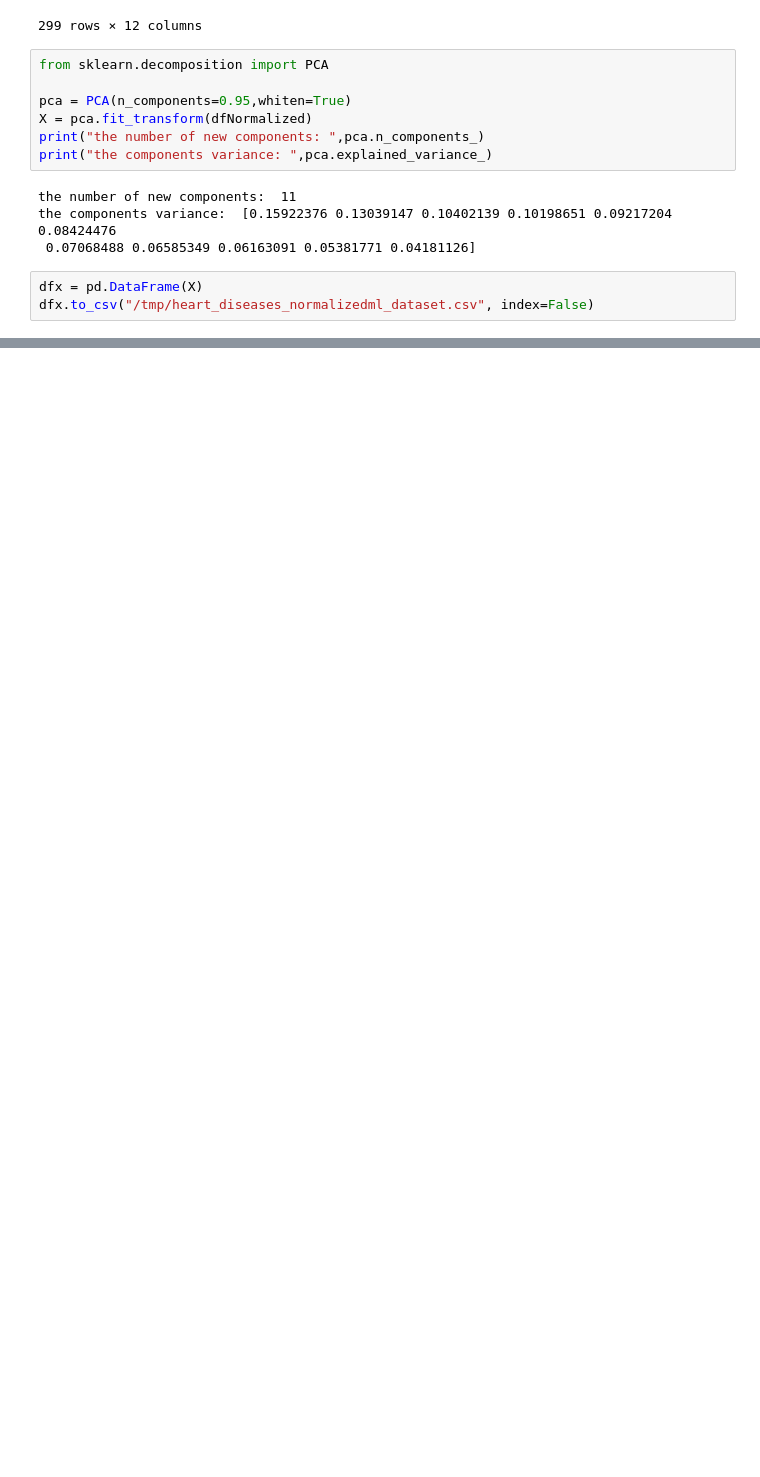
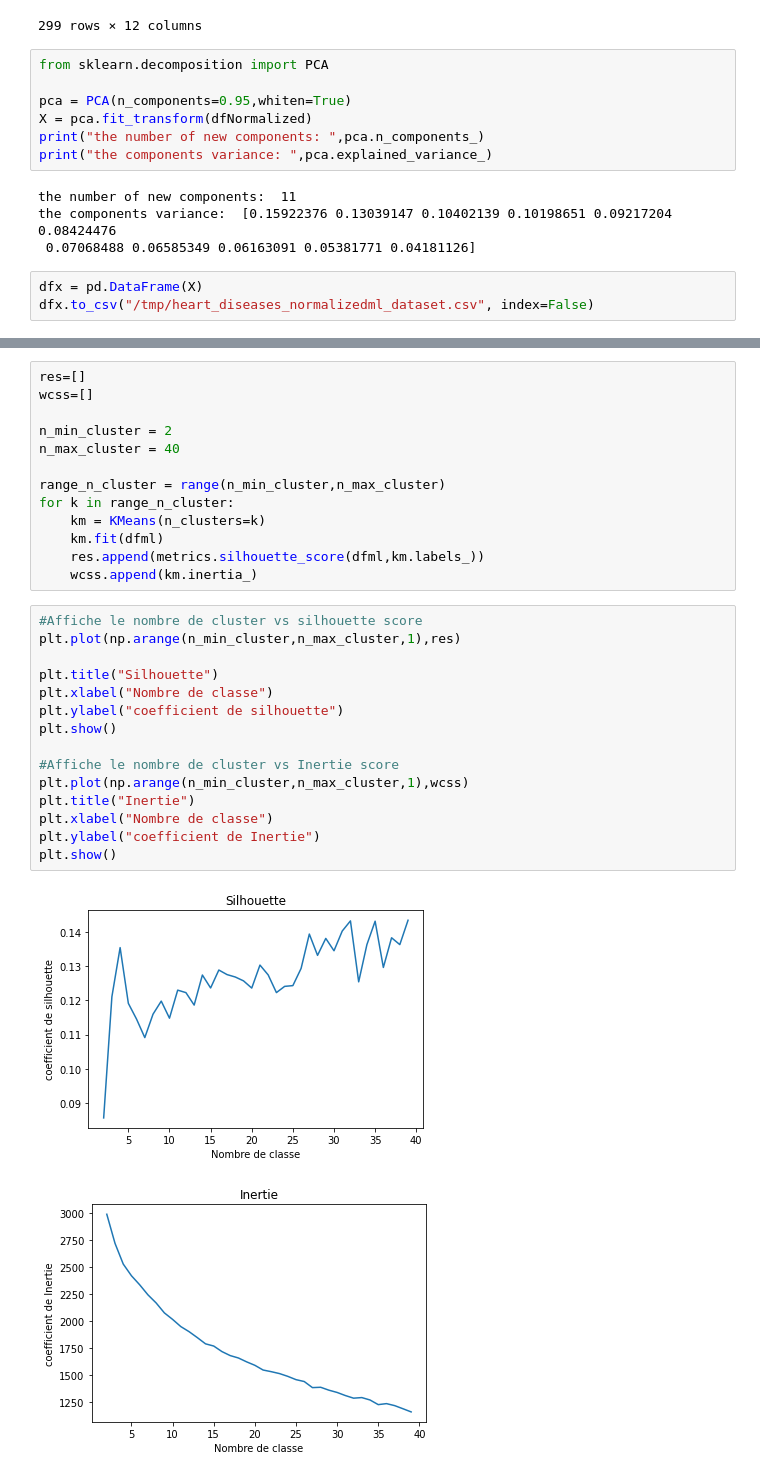
Before and after one commit to AndresUrregoAngel/BdeB_ml_project, a Jupyter notebook: exploration/DataAnalyst_AI.ipynb, the cells around one changed output, grey strips where cells are left out. Saved outputs shown, nothing was run; the diff lists cells and outputs as text; blank space fills up the shorter version.

```diff
--- a/exploration/DataAnalyst_AI.ipynb
+++ b/exploration/DataAnalyst_AI.ipynb
@@ -148,0 +177,31 @@ dfml
+# %%
+res=[]
+wcss=[]
+
+n_min_cluster = 2
+n_max_cluster = 40
+
+range_n_cluster = range(n_min_cluster,n_max_cluster)
+for k in range_n_cluster:
+    km = KMeans(n_clusters=k)
+    km.fit(dfml)
+    res.append(metrics.silhouette_score(dfml,km.labels_))
+    wcss.append(km.inertia_)
+# %%
+#Affiche le nombre de cluster vs silhouette score
+plt.plot(np.arange(n_min_cluster,n_max_cluster,1),res)
+
+plt.title("Silhouette")
+plt.xlabel("Nombre de classe")
+plt.ylabel("coefficient de silhouette")
+plt.show()
+
+#Affiche le nombre de cluster vs Inertie score
+plt.plot(np.arange(n_min_cluster,n_max_cluster,1),wcss)
+plt.title("Inertie")
+plt.xlabel("Nombre de classe")
+plt.ylabel("coefficient de Inertie")
+plt.show()
+# %% [output]
+[figure, added]
+[figure, added]
```
Also changed, not shown: parts of 26 cells of this notebook.
